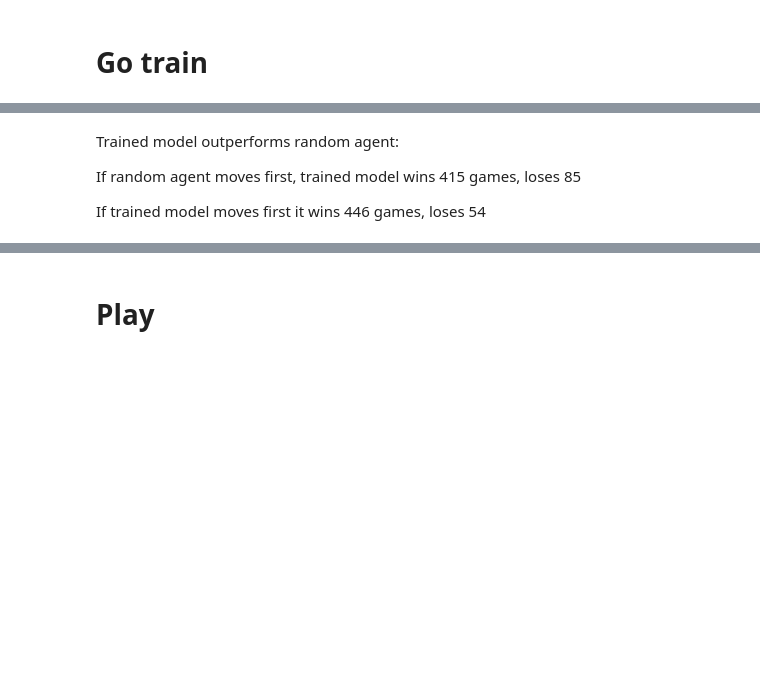
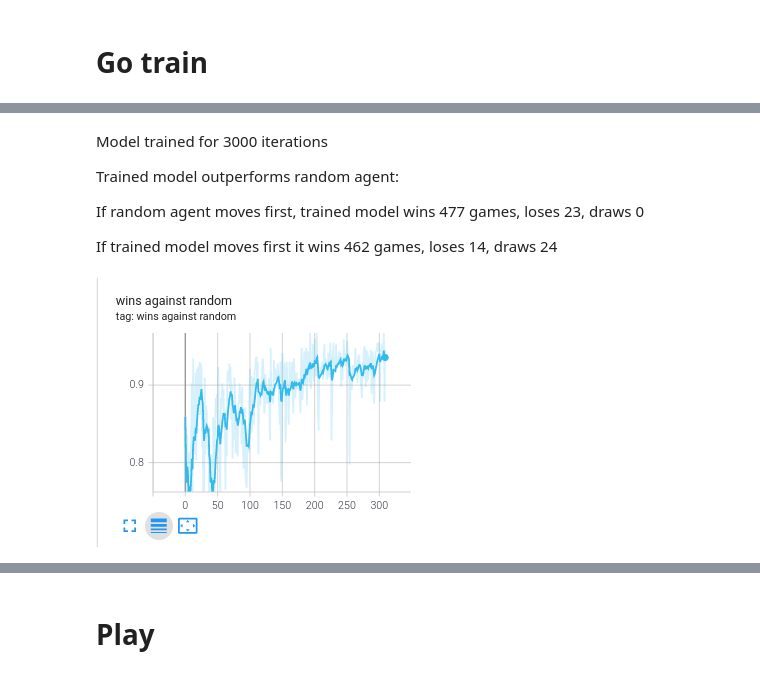
Before and after one commit to omikad/studying-ml, a Jupyter notebook: AlphaZero/alphazero_connectfour.ipynb, the cells around one changed output, grey strips where cells are left out. Cells and saved outputs as stored; diff of their text form; code cells hidden in the pictures; blank space fills up the shorter version.

```diff
--- a/AlphaZero/alphazero_connectfour.ipynb
+++ b/AlphaZero/alphazero_connectfour.ipynb
@@ -761,6 +759,13 @@ usertime=22529.243729 systime=245.3282 mem=503.28125 mb
 # %% [markdown]
+Model trained for 3000 iterations
+
 Trained model outperforms random agent:
 
-If random agent moves first, trained model wins 415 games, loses 85
+If random agent moves first, trained model wins 477 games, loses 23, draws 0
 
-If trained model moves first it wins 446 games, loses 54
+If trained model moves first it wins 462 games, loses 14, draws 24
+# %%
+from IPython.display import Image
+Image(filename='wins_against_random.png')
+# %% [output]
+[figure, added]
```
Also changed, not shown: parts of 10 cells of this notebook, 5 other files.
